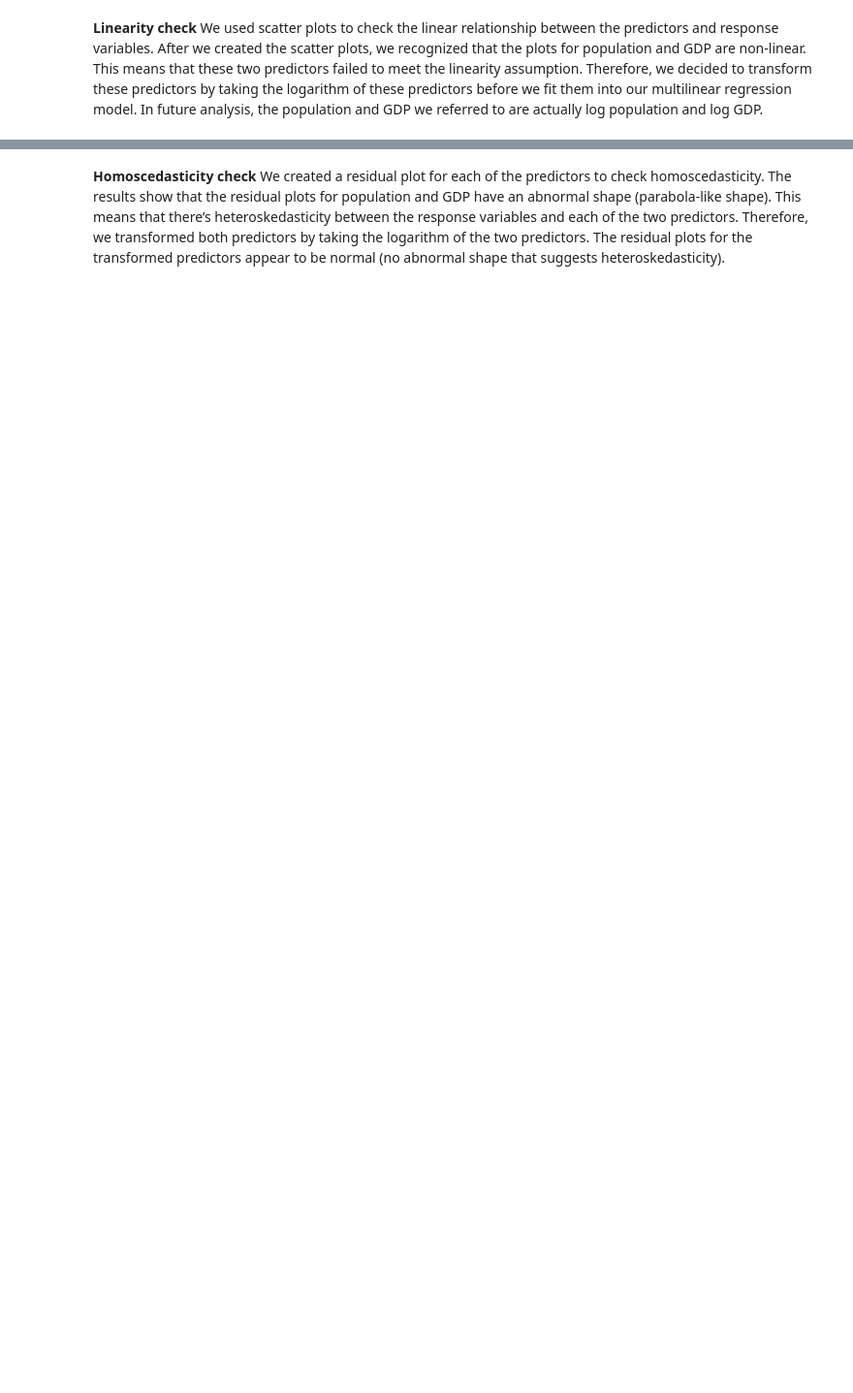
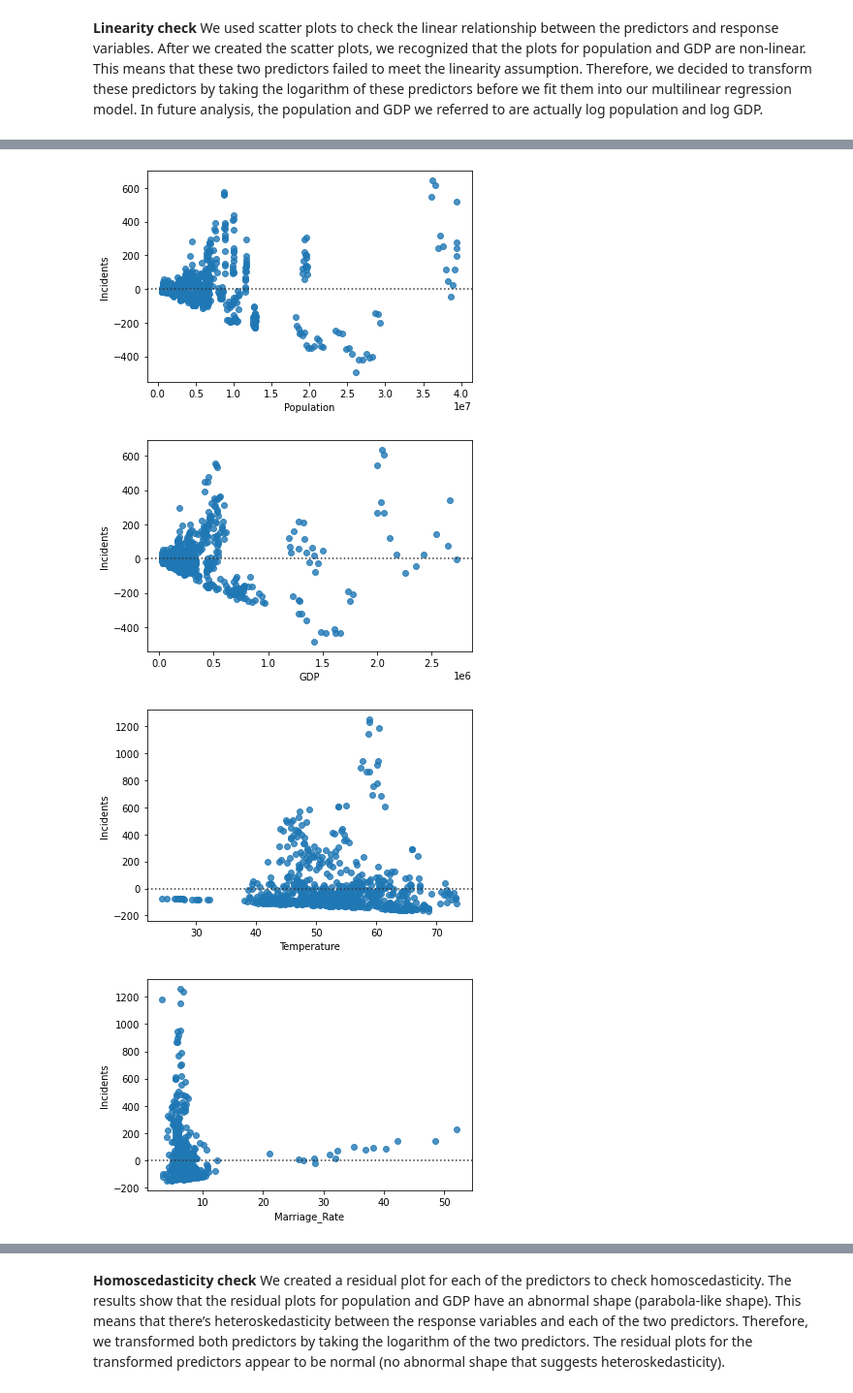
Before and after one commit to ChenTsizhen/2950_Project, a Jupyter notebook: phase4.ipynb, the cells around one changed output, grey strips where cells are left out. Shown at 97% size. Cells and saved outputs as stored; diff of their text form; code cells hidden in the pictures; blank space fills up the shorter version.

```diff
--- a/phase4.ipynb
+++ b/phase4.ipynb
@@ -386,0 +399,12 @@ for v in var:
+# %%
+train, test= train_test_split(df, test_size=0.25)
+var = train.columns[[2,3,5,6,7,8,9,10]]
+for v in var:
+    # sns.residplot(data=df, x='Year', y=v)
+    sns.residplot(data=df, x=v, y='Incidents')
+    plt.show()
+# %% [output]
+[figure, added]
+[figure, added]
+[figure, added]
+[figure, added]
```
Also changed, not shown: parts of 49 cells of this notebook, 3 other files.
